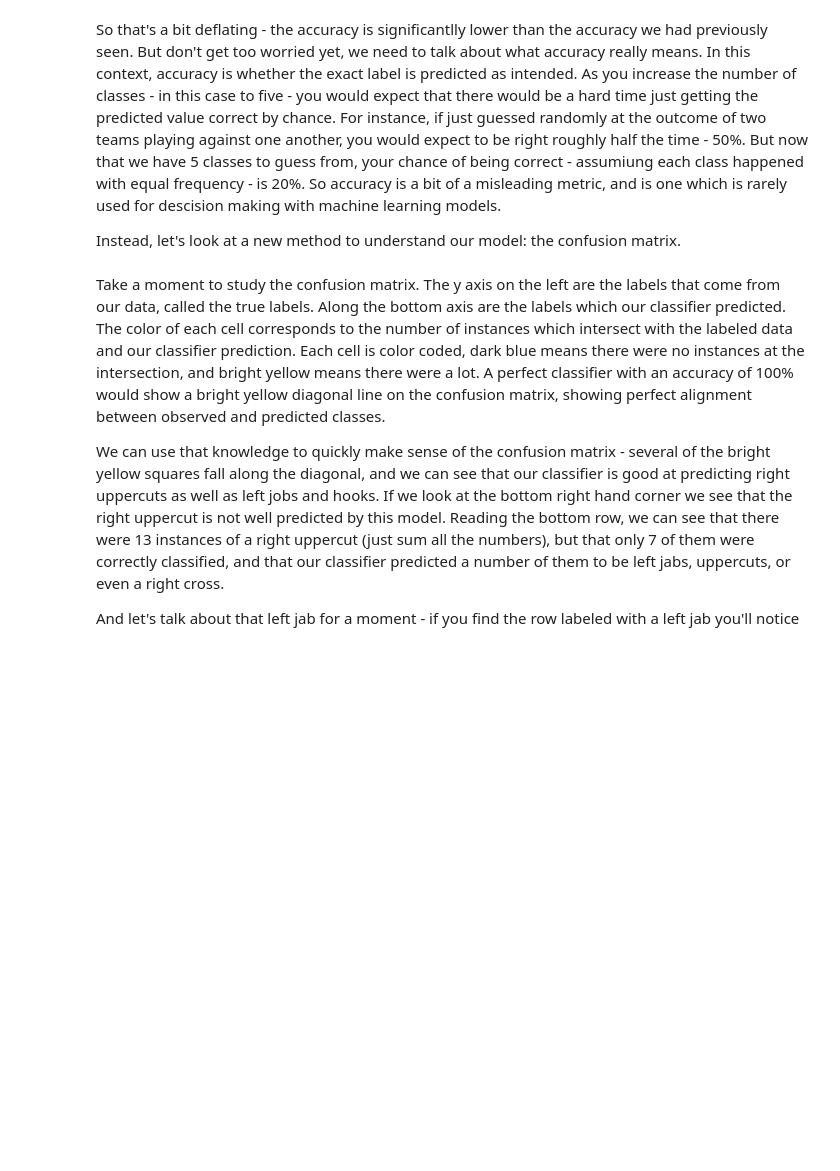
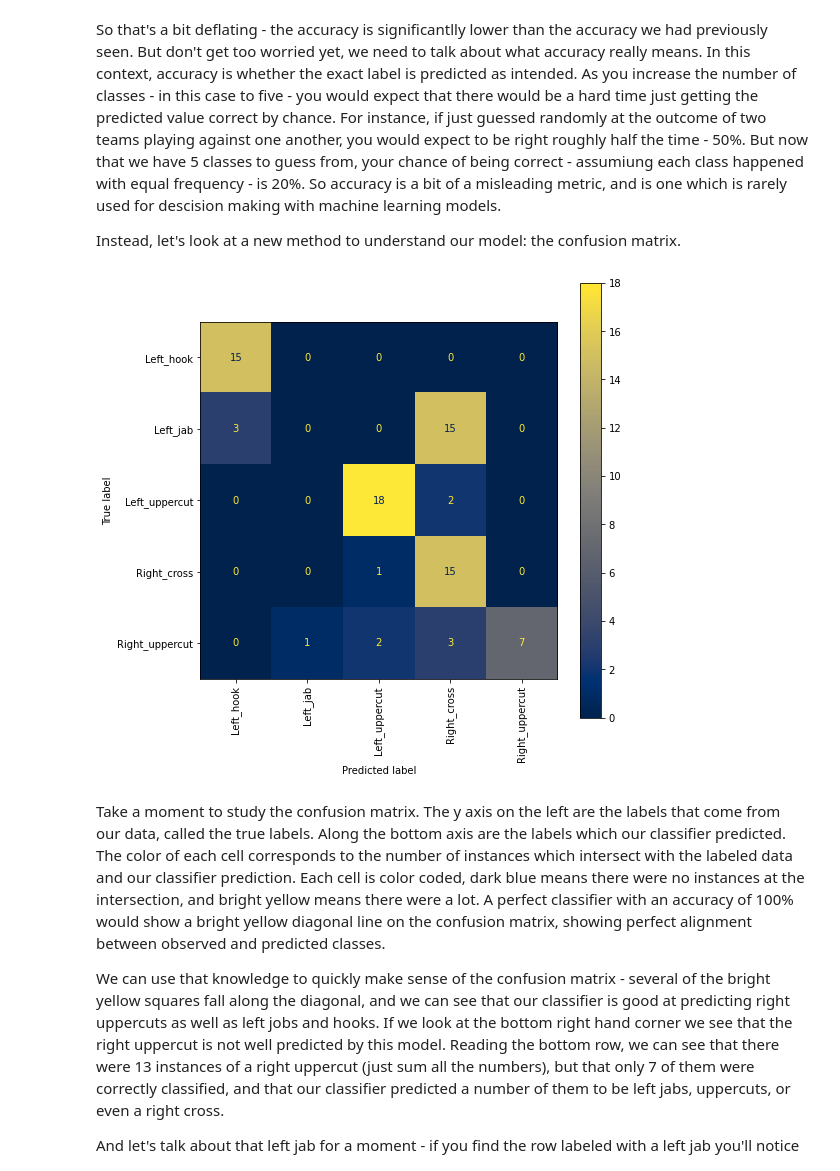
Before and after one commit to jbaviation/coursera_sports, a Jupyter notebook: 5_Introduction to Machine Learning in Sports Analytics/svm-4.ipynb, the cells around one changed output. Drawn from its saved outputs; the diff is of its cells as text; code cells hidden in the pictures; blank space fills up the shorter version.

```diff
--- a/5_Introduction to Machine Learning in Sports Analytics/svm-4.ipynb
+++ b/5_Introduction to Machine Learning in Sports Analytics/svm-4.ipynb
@@ -97,19 +117,25 @@ Instead, let's look at a new method to understand our model: the confusion matri
 # %%
 # Scikit-Learn has a handy option to plot a confusion matrix. In this plot, which
 # is a heatmap, the True labels (correct values) are plotted against the Predicted
 # labels (those generated by our classifier).
 from sklearn.metrics import plot_confusion_matrix
+from sklearn.metrics import ConfusionMatrixDisplay
 
 # We have a lot of different parameters we can submit to this function. The first
 # three are core, and include the classifier we want to use, followed by the data
 # we want to run through the classifier. In this case, that's our holdout test
 # set, first the features X_test and followed by the class labels y_test. Then
 # I'm going to tell sklearn what the class labels means, how to display them, and
 # what coloring I want to be shown.
-matrix=plot_confusion_matrix(clf, X_test, y_test, xticks_rotation='vertical', cmap='cividis')
+# matrix=plot_confusion_matrix(clf, X_test, y_test, xticks_rotation='vertical', cmap='cividis')
+
+# The above method "plot_confusion_matrix" is deprecated, use ConfusionMatrixDisplay
+matrix = ConfusionMatrixDisplay.from_estimator(clf, X_test, y_test, xticks_rotation='vertical', cmap='cividis')
 
 # And I'm just going to tweak the size of the figure so it's easier to see
 matrix.figure_.set_size_inches(8,8)
+# %% [output]
+[figure, added]
 # %% [markdown]
 Take a moment to study the confusion matrix. The y axis on the left are the labels that come from
 our data, called the true labels. Along the bottom axis are the labels which our classifier predicted.
```
Also changed, not shown: parts of 7 cells of this notebook, 2 other files.
